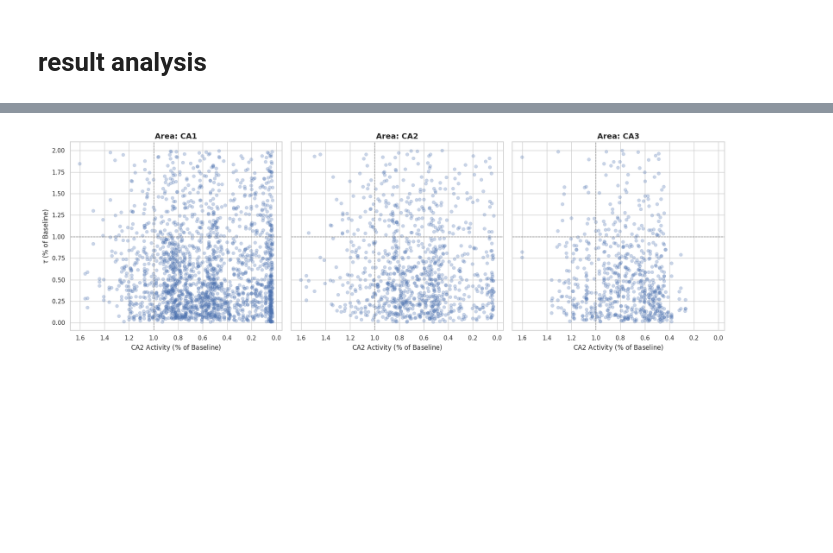
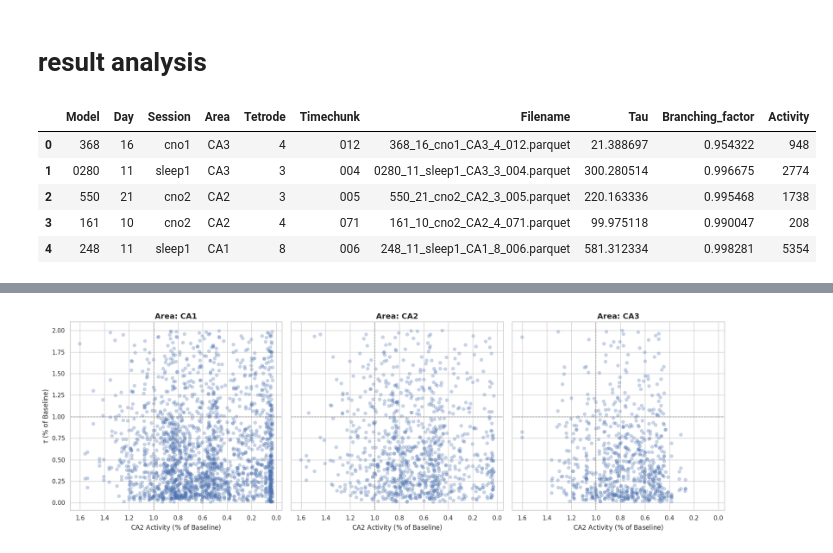
Before and after one commit to Vincentaufgithub/criticality_2, a Jupyter notebook: McHugh_reanalysis_feb26/mr_estimator_pre_post.ipynb, the cells around one changed output, grey strips where cells are left out. Saved outputs shown, nothing was run; the diff lists cells and outputs as text; code cells hidden in the pictures; blank space fills up the shorter version.

```diff
--- a/McHugh_reanalysis_feb26/mr_estimator_pre_post.ipynb
+++ b/McHugh_reanalysis_feb26/mr_estimator_pre_post.ipynb
@@ -311,8 +299,17 @@ result_df.to_parquet('/groups/cns/share/Vincent/McHugh_lab/CA2Cre_DREADD/result_
 # %% [markdown]
 # result analysis
 # %%
-result_df = pd.read_parquet('/groups/cns/share/Vincent/McHugh_lab/CA2Cre_DREADD/result_df_march_26.parquet')
+result_df = pd.read_parquet('/groups/cns/share/Vincent/McHugh_lab/CA2Cre_DREADD/result_df_march_26_control.parquet')
 result_df = result_df[result_df['Tau'] <= 3000]
+# %%
+result_df.head()
+# %% [output]
+|  | Model | Day | Session | Area | Tetrode | Timechunk | Filename | Tau | Branching_factor | Activity |
+| 0 | 368 | 16 | cno1 | CA3 | 4 | 012 | 368_16_cno1_CA3_4_012.parquet | 21.388697 | 0.954322 | 948 |
+| 1 | 0280 | 11 | sleep1 | CA3 | 3 | 004 | 0280_11_sleep1_CA3_3_004.parquet | 300.280514 | 0.996675 | 2774 |
+| 2 | 550 | 21 | cno2 | CA2 | 3 | 005 | 550_21_cno2_CA2_3_005.parquet | 220.163336 | 0.995468 | 1738 |
+| 3 | 161 | 10 | cno2 | CA2 | 4 | 071 | 161_10_cno2_CA2_4_071.parquet | 99.975118 | 0.990047 | 208 |
+| 4 | 248 | 11 | sleep1 | CA1 | 8 | 006 | 248_11_sleep1_CA1_8_006.parquet | 581.312334 | 0.998281 | 5354 |
 # %%
 baseline_criticality_df = result_df[result_df['Session'] == 'sleep1']
 baseline_criticality_df = baseline_criticality_df.groupby(['Model', 'Day', 'Area', 'Tetrode']).agg({
```
Also changed, not shown: parts of 6 cells of this notebook.
